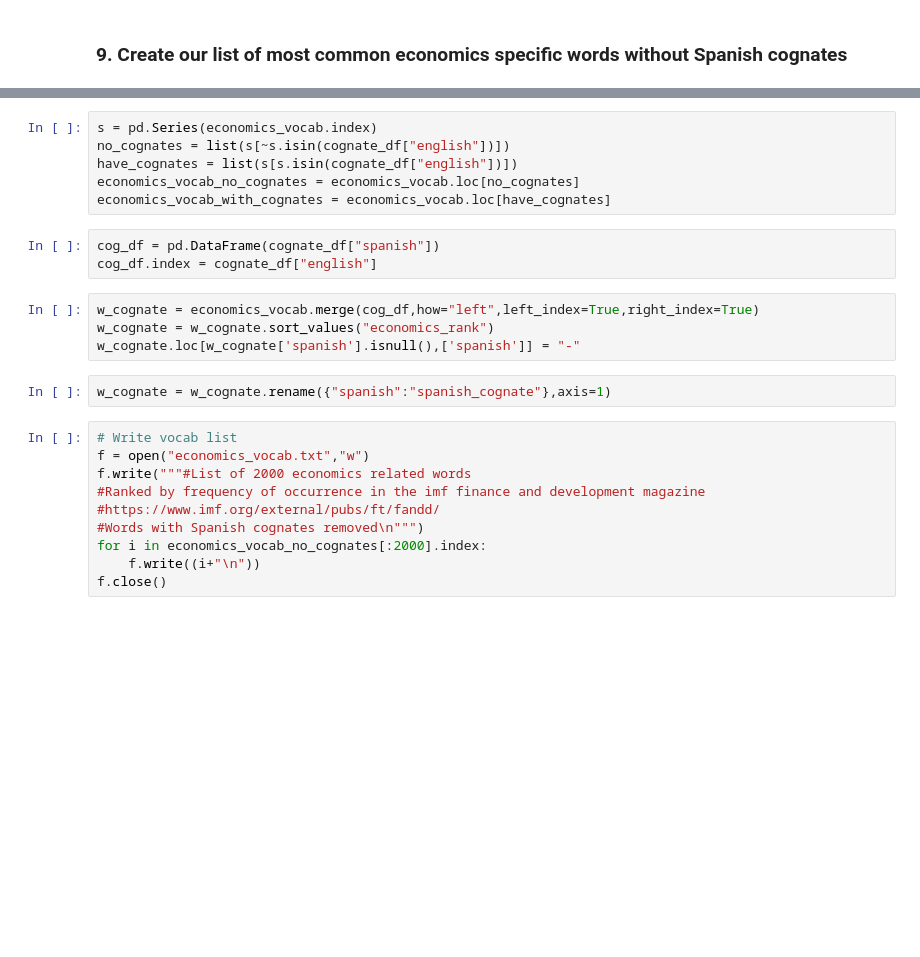
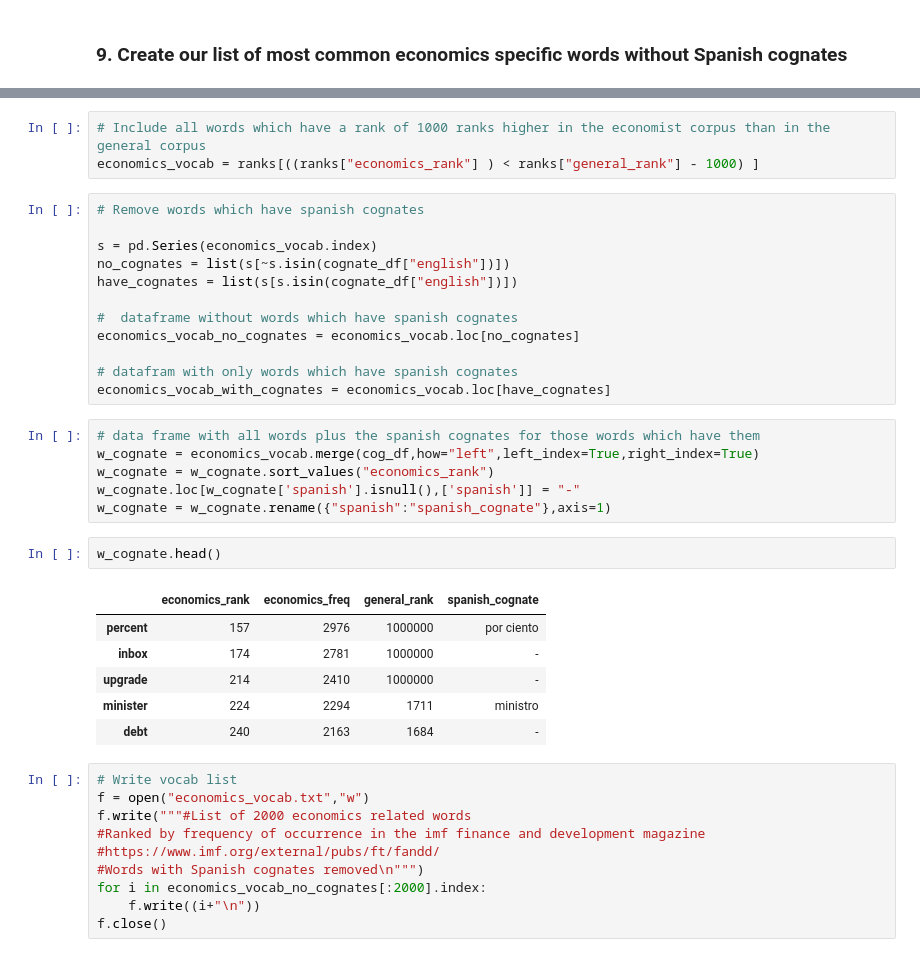
Before and after one commit to pvonglehn/economics_vocab, a Jupyter notebook: Blanca.ipynb, the cells around one changed output, grey strips where cells are left out. Saved outputs shown, nothing was run; the diff lists cells and outputs as text; blank space fills up the shorter version.

```diff
--- a/Blanca.ipynb
+++ b/Blanca.ipynb
@@ -515,18 +518,33 @@ economics_vocab = ranks[((ranks["economics_rank"] ) < ranks["general_rank"] - 10
+# %%
+# Include all words which have a rank of 1000 ranks higher in the economist corpus than in the general corpus
+economics_vocab = ranks[((ranks["economics_rank"] ) < ranks["general_rank"] - 1000) ]
 # %%
+# Remove words which have spanish cognates
+
 s = pd.Series(economics_vocab.index)
 no_cognates = list(s[~s.isin(cognate_df["english"])])
 have_cognates = list(s[s.isin(cognate_df["english"])])
+
+#  dataframe without words which have spanish cognates
 economics_vocab_no_cognates = economics_vocab.loc[no_cognates]
+
+# datafram with only words which have spanish cognates
 economics_vocab_with_cognates = economics_vocab.loc[have_cognates]
-# %%
-cog_df = pd.DataFrame(cognate_df["spanish"])
-cog_df.index = cognate_df["english"]
 # %%
+# data frame with all words plus the spanish cognates for those words which have them
 w_cognate = economics_vocab.merge(cog_df,how="left",left_index=True,right_index=True)
 w_cognate = w_cognate.sort_values("economics_rank")
 w_cognate.loc[w_cognate['spanish'].isnull(),['spanish']] = "-"
+w_cognate = w_cognate.rename({"spanish":"spanish_cognate"},axis=1)
-# %%
-w_cognate = w_cognate.rename({"spanish":"spanish_cognate"},axis=1)
+# %%
+w_cognate.head()
+# %% [output]
+|  | economics_rank | economics_freq | general_rank | spanish_cognate |
+| percent | 157 | 2976 | 1000000 | por ciento |
+| inbox | 174 | 2781 | 1000000 | - |
+| upgrade | 214 | 2410 | 1000000 | - |
+| minister | 224 | 2294 | 1711 | ministro |
+| debt | 240 | 2163 | 1684 | - |
 # %%
 # Write vocab list
 f = open("economics_vocab.txt","w")
```
Also changed, not shown: parts of 15 cells of this notebook.
